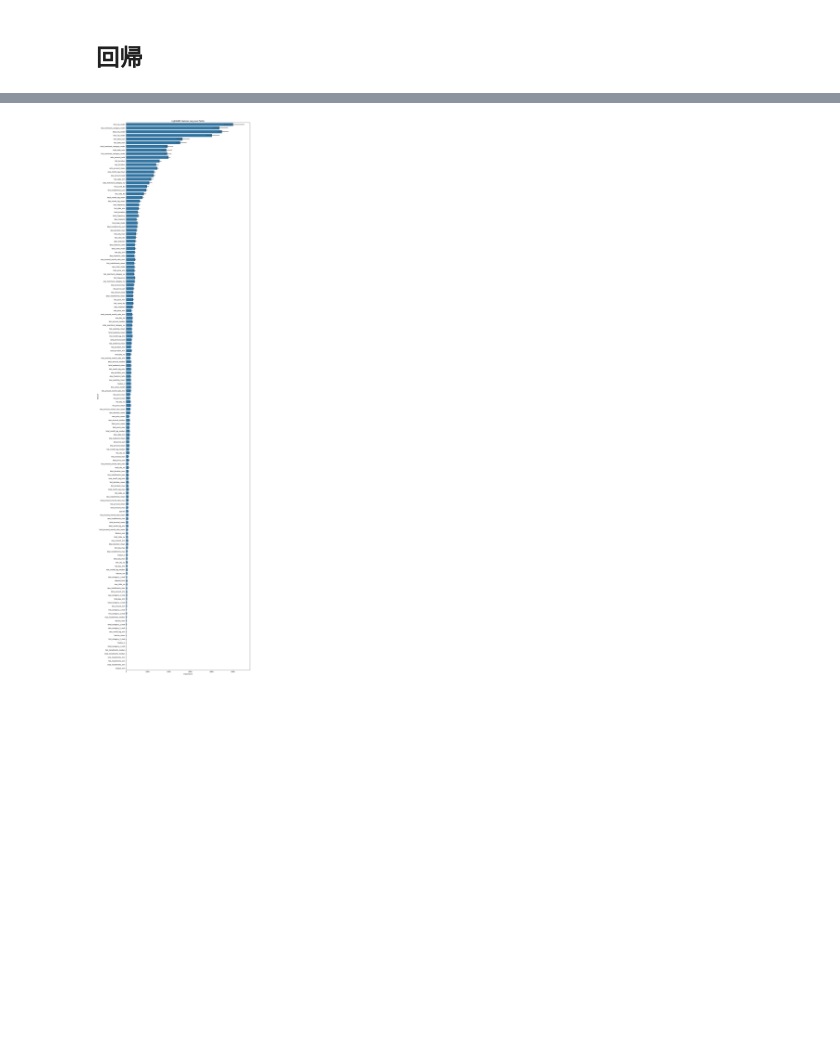
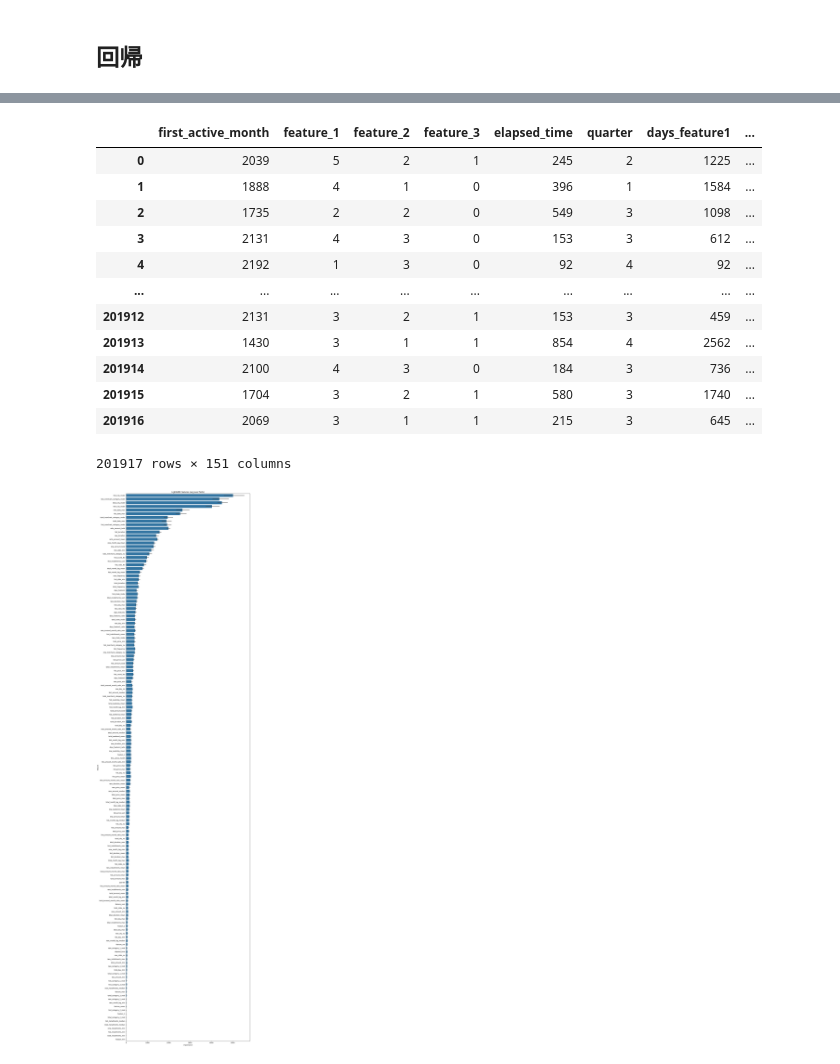
Before and after one commit to KakeruOshikiri/AnalyticalPipeline, a Jupyter notebook: work/oshikiri/notebooks/231_model_training.ipynb, the cells around one changed output, grey strips where cells are left out. Cells and saved outputs as stored; diff of their text form; code cells hidden in the pictures; blank space fills up the shorter version.

```diff
--- a/work/oshikiri/notebooks/231_model_training.ipynb
+++ b/work/oshikiri/notebooks/231_model_training.ipynb
@@ -255,3 +263,20 @@ CV score: 3.69187
+# %%
+Train = train_reg[features]
+Train
+# %% [output]
+|  | first_active_month | feature_1 | feature_2 | feature_3 | elapsed_time | quarter | days_feature1 | ... |
+| 0 | 2039 | 5 | 2 | 1 | 245 | 2 | 1225 | ... |
+| 1 | 1888 | 4 | 1 | 0 | 396 | 1 | 1584 | ... |
+| 2 | 1735 | 2 | 2 | 0 | 549 | 3 | 1098 | ... |
+| 3 | 2131 | 4 | 3 | 0 | 153 | 3 | 612 | ... |
+| 4 | 2192 | 1 | 3 | 0 | 92 | 4 | 92 | ... |
+| ... | ... | ... | ... | ... | ... | ... | ... | ... |
+| 201912 | 2131 | 3 | 2 | 1 | 153 | 3 | 459 | ... |
+| 201913 | 1430 | 3 | 1 | 1 | 854 | 4 | 2562 | ... |
+| 201914 | 2100 | 4 | 3 | 0 | 184 | 3 | 736 | ... |
+| 201915 | 1704 | 3 | 2 | 1 | 580 | 3 | 1740 | ... |
+| 201916 | 2069 | 3 | 1 | 1 | 215 | 3 | 645 | ... |
+201917 rows × 151 columns
 # %%
 # 特徴量重要度の可視化
 
```
Also changed, not shown: parts of 3 cells of this notebook, 21 other files.
